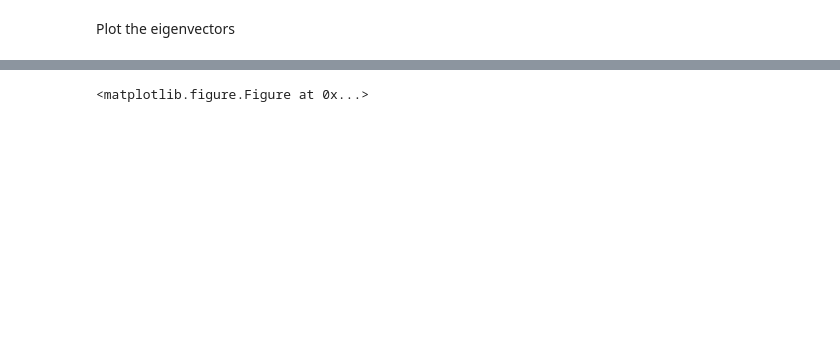
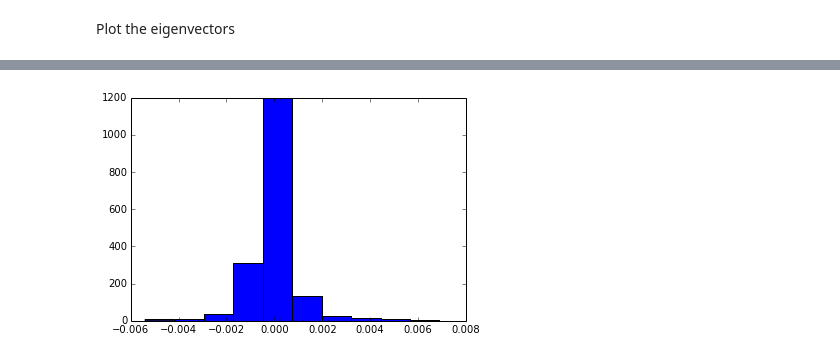
Before and after one commit to yuanchenyang/taxi_data, a Jupyter notebook: ipynb/KernelExperiments.ipynb, the cells around one changed output, grey strips where cells are left out. Drawn from its saved outputs; the diff is of its cells as text; code cells hidden in the pictures; blank space fills up the shorter version.

```diff
--- a/ipynb/KernelExperiments.ipynb
+++ b/ipynb/KernelExperiments.ipynb
@@ -171,5 +147,5 @@ plot(kernel, to_dict(kernel, ev2).get, minval=min(ev2), maxval=max(ev2))
 # %%
-plt.hist(ev2)
+plt.hist(ev2n)
 plt.show()
 # %% [output]
-<matplotlib.figure.Figure at 0x...>
+[figure, added]
```
Also changed, not shown: parts of 14 cells of this notebook, 5 other files.
